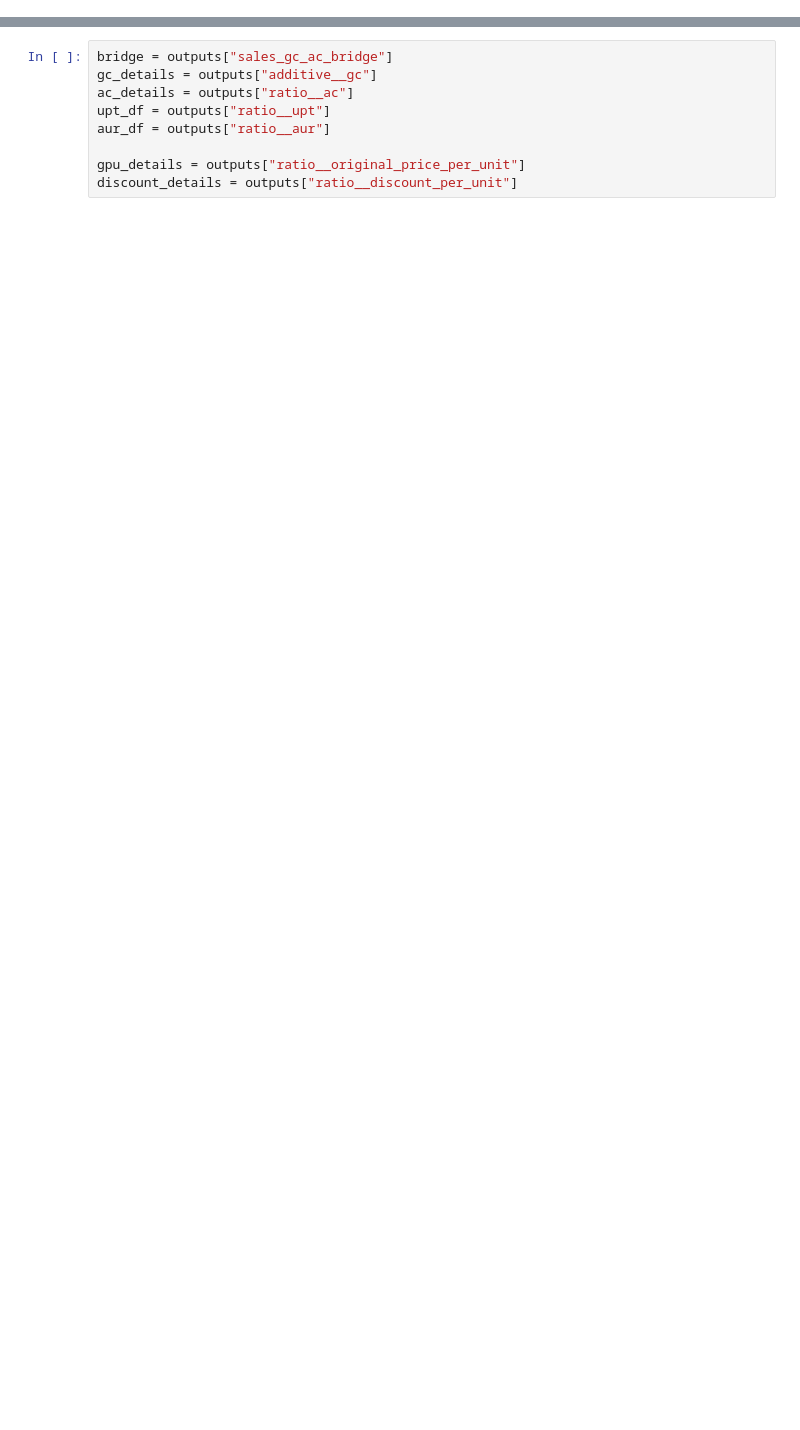
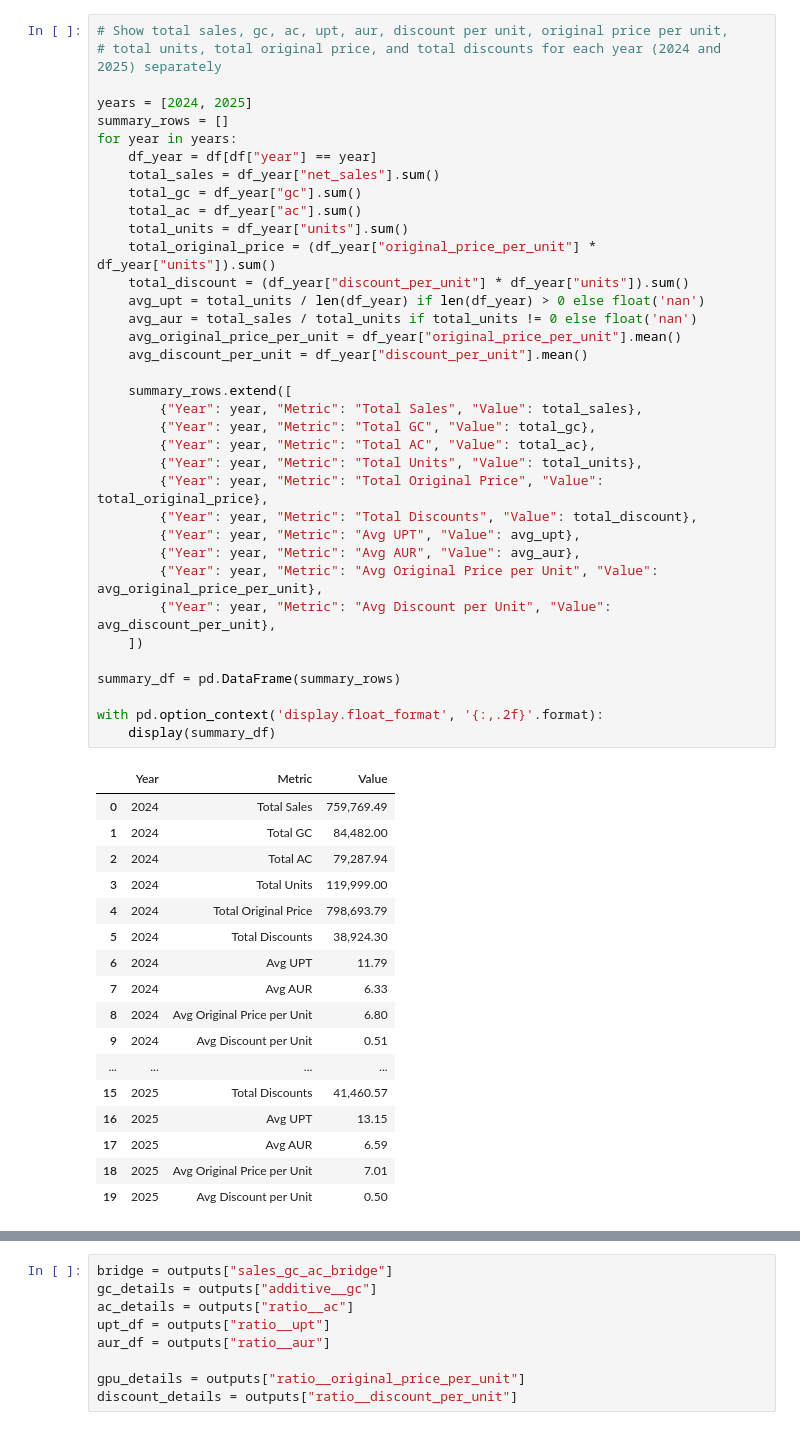
Before and after one commit to lucyq228/framework, a Jupyter notebook: accounting_based/accounting_based_analysis.ipynb, the cells around one changed output, grey strips where cells are left out. Saved outputs shown, nothing was run; the diff lists cells and outputs as text; blank space fills up the shorter version.

```diff
--- a/accounting_based/accounting_based_analysis.ipynb
+++ b/accounting_based/accounting_based_analysis.ipynb
@@ -80,0 +25,54 @@ plot_decomposition_tree(root,
+# %%
+# Show total sales, gc, ac, upt, aur, discount per unit, original price per unit,
+# total units, total original price, and total discounts for each year (2024 and 2025) separately
+
+years = [2024, 2025]
+summary_rows = []
+for year in years:
+    df_year = df[df["year"] == year]
+    total_sales = df_year["net_sales"].sum()
+    total_gc = df_year["gc"].sum()
+    total_ac = df_year["ac"].sum()
+    total_units = df_year["units"].sum()
+    total_original_price = (df_year["original_price_per_unit"] * df_year["units"]).sum()
+    total_discount = (df_year["discount_per_unit"] * df_year["units"]).sum()
+    avg_upt = total_units / len(df_year) if len(df_year) > 0 else float('nan')
+    avg_aur = total_sales / total_units if total_units != 0 else float('nan')
+    avg_original_price_per_unit = df_year["original_price_per_unit"].mean()
+    avg_discount_per_unit = df_year["discount_per_unit"].mean()
+
+    summary_rows.extend([
+        {"Year": year, "Metric": "Total Sales", "Value": total_sales},
+        {"Year": year, "Metric": "Total GC", "Value": total_gc},
+        {"Year": year, "Metric": "Total AC", "Value": total_ac},
+        {"Year": year, "Metric": "Total Units", "Value": total_units},
+        {"Year": year, "Metric": "Total Original Price", "Value": total_original_price},
+        {"Year": year, "Metric": "Total Discounts", "Value": total_discount},
+        {"Year": year, "Metric": "Avg UPT", "Value": avg_upt},
+        {"Year": year, "Metric": "Avg AUR", "Value": avg_aur},
+        {"Year": year, "Metric": "Avg Original Price per Unit", "Value": avg_original_price_per_unit},
+        {"Year": year, "Metric": "Avg Discount per Unit", "Value": avg_discount_per_unit},
+    ])
+
+summary_df = pd.DataFrame(summary_rows)
+
+with pd.option_context('display.float_format', '{:,.2f}'.format):
+    display(summary_df)
+# %% [output]
+|  | Year | Metric | Value |
+| 0 | 2024 | Total Sales | 759,769.49 |
+| 1 | 2024 | Total GC | 84,482.00 |
+| 2 | 2024 | Total AC | 79,287.94 |
+| 3 | 2024 | Total Units | 119,999.00 |
+| 4 | 2024 | Total Original Price | 798,693.79 |
+| 5 | 2024 | Total Discounts | 38,924.30 |
+| 6 | 2024 | Avg UPT | 11.79 |
+| 7 | 2024 | Avg AUR | 6.33 |
+| 8 | 2024 | Avg Original Price per Unit | 6.80 |
+| 9 | 2024 | Avg Discount per Unit | 0.51 |
+| ... | ... | ... | ... |
+| 15 | 2025 | Total Discounts | 41,460.57 |
+| 16 | 2025 | Avg UPT | 13.15 |
+| 17 | 2025 | Avg AUR | 6.59 |
+| 18 | 2025 | Avg Original Price per Unit | 7.01 |
+| 19 | 2025 | Avg Discount per Unit | 0.50 |
```
Also changed, not shown: parts of 13 cells of this notebook, 2 other files.
